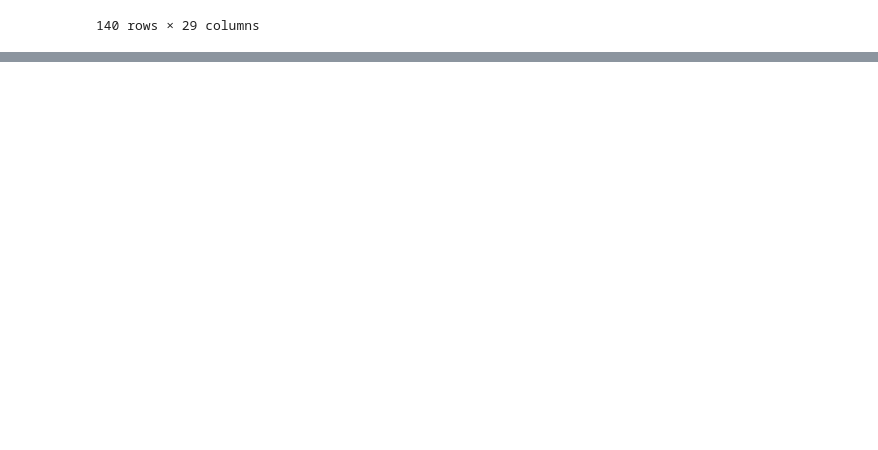
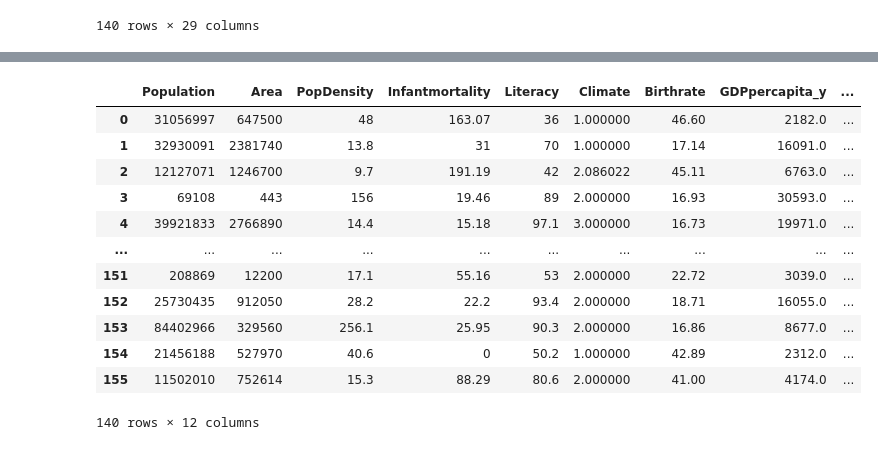
Before and after one commit to Nutsudapenpong/DPDM, a Jupyter notebook: Present.ipynb, the cells around one changed output, grey strips where cells are left out. Saved outputs shown, nothing was run; the diff lists cells and outputs as text; code cells hidden in the pictures; blank space fills up the shorter version.

```diff
--- a/Present.ipynb
+++ b/Present.ipynb
@@ -451,3 +451,20 @@ New_world2[New_world2['Crops']=='4..17']
 | 69 | Israel | NEAR EAST | 6352117 | 20770 | 305.8 | 1.31 | 0.68 | 7.03 | 95.4 | ... |
 # %%
 New_world2['Crops']= New_world2['Crops'].replace('4..17','4.17')
+# %%
+x = New_world2[['Population','Area','PopDensity','Infantmortality','Literacy','Climate','Birthrate','GDPpercapita_y','Meat consumption','Median age','Sex ratio','Urbanization rate']]
+x
+# %% [output]
+|  | Population | Area | PopDensity | Infantmortality | Literacy | Climate | Birthrate | GDPpercapita_y | ... |
+| 0 | 31056997 | 647500 | 48 | 163.07 | 36 | 1.000000 | 46.60 | 2182.0 | ... |
+| 1 | 32930091 | 2381740 | 13.8 | 31 | 70 | 1.000000 | 17.14 | 16091.0 | ... |
+| 2 | 12127071 | 1246700 | 9.7 | 191.19 | 42 | 2.086022 | 45.11 | 6763.0 | ... |
+| 3 | 69108 | 443 | 156 | 19.46 | 89 | 2.000000 | 16.93 | 30593.0 | ... |
+| 4 | 39921833 | 2766890 | 14.4 | 15.18 | 97.1 | 3.000000 | 16.73 | 19971.0 | ... |
+| ... | ... | ... | ... | ... | ... | ... | ... | ... | ... |
+| 151 | 208869 | 12200 | 17.1 | 55.16 | 53 | 2.000000 | 22.72 | 3039.0 | ... |
+| 152 | 25730435 | 912050 | 28.2 | 22.2 | 93.4 | 2.000000 | 18.71 | 16055.0 | ... |
+| 153 | 84402966 | 329560 | 256.1 | 25.95 | 90.3 | 2.000000 | 16.86 | 8677.0 | ... |
+| 154 | 21456188 | 527970 | 40.6 | 0 | 50.2 | 1.000000 | 42.89 | 2312.0 | ... |
+| 155 | 11502010 | 752614 | 15.3 | 88.29 | 80.6 | 2.000000 | 41.00 | 4174.0 | ... |
+140 rows × 12 columns
```
Also changed, not shown: parts of 16 cells of this notebook.
